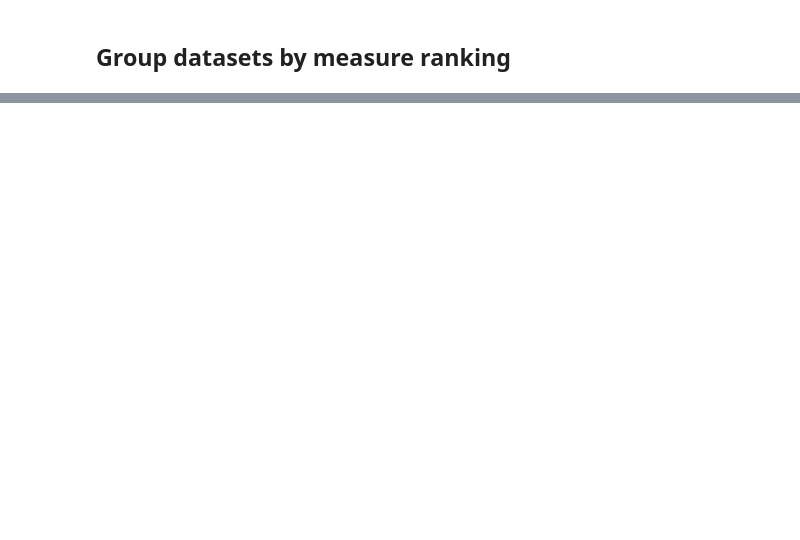
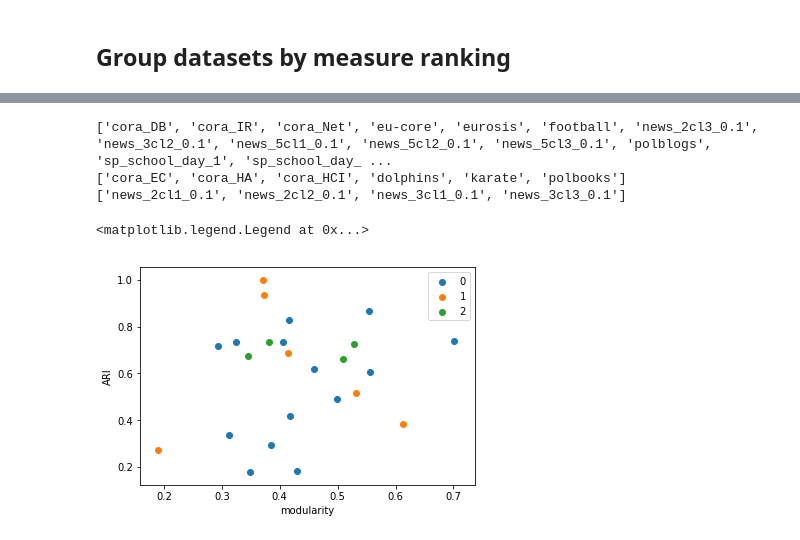
Before and after one commit to vlivashkin/pygkernels-experiments, a Jupyter notebook: experiments/init/analyze_results_datasets.ipynb, the cells around one changed output, grey strips where cells are left out. Cells and saved outputs as stored; diff of their text form; code cells hidden in the pictures; blank space fills up the shorter version.

```diff
--- a/experiments/init/analyze_results_datasets.ipynb
+++ b/experiments/init/analyze_results_datasets.ipynb
@@ -250,21 +280,28 @@ kmeans.fit(list(dataset_avranks.values()))
 
 datasets_partition = []  # [[dataset]]
 for class_idx in range(n_clusters):
-    datasets = [dataset_name for dataset_name, label in zip(list(dataset_avranks.keys()), kmeans.labels_) if label == class_idx]
-    print(datasets)
-    datasets_partition.append(datasets)
+    datasetss = [dataset_name for dataset_name, label in zip(list(dataset_avranks.keys()), kmeans.labels_) if label == class_idx]
+    print(datasetss)
+    datasets_partition.append(datasetss)
+# %% [output]
+['cora_DB', 'cora_IR', 'cora_Net', 'eu-core', 'eurosis', 'football', 'news_2cl3_0.1', 'news_3cl2_0.1', 'news_5cl1_0.1', 'news_5cl2_0.1', 'news_5cl3_0.1', 'polblogs', 'sp_school_day_1', 'sp_school_day_ ...
+['cora_EC', 'cora_HA', 'cora_HCI', 'dolphins', 'karate', 'polbooks']
+['news_2cl1_0.1', 'news_2cl2_0.1', 'news_3cl1_0.1', 'news_3cl3_0.1']
 # %%
 for class_idx in range(n_clusters):
-    datasets = datasets_partition[class_idx]
+    datasetss = datasets_partition[class_idx]
 
     x, y = [], []
-    for dataset in datasets:
+    for dataset in datasetss:
         x.append(modularity_results[dataset])
         y.append(dataset_meanari[dataset])
     plt.scatter(x, y, label=class_idx)
 plt.xlabel('modularity')
 plt.ylabel('ARI')
 plt.legend()
+# %% [output]
+<matplotlib.legend.Legend at 0x...>
+[figure, added]
 # %%
 plt.subplots(1, figsize=(15, 7))
 for class_idx in range(n_clusters):
```
Also changed, not shown: parts of 8 cells of this notebook, 5 other files.
